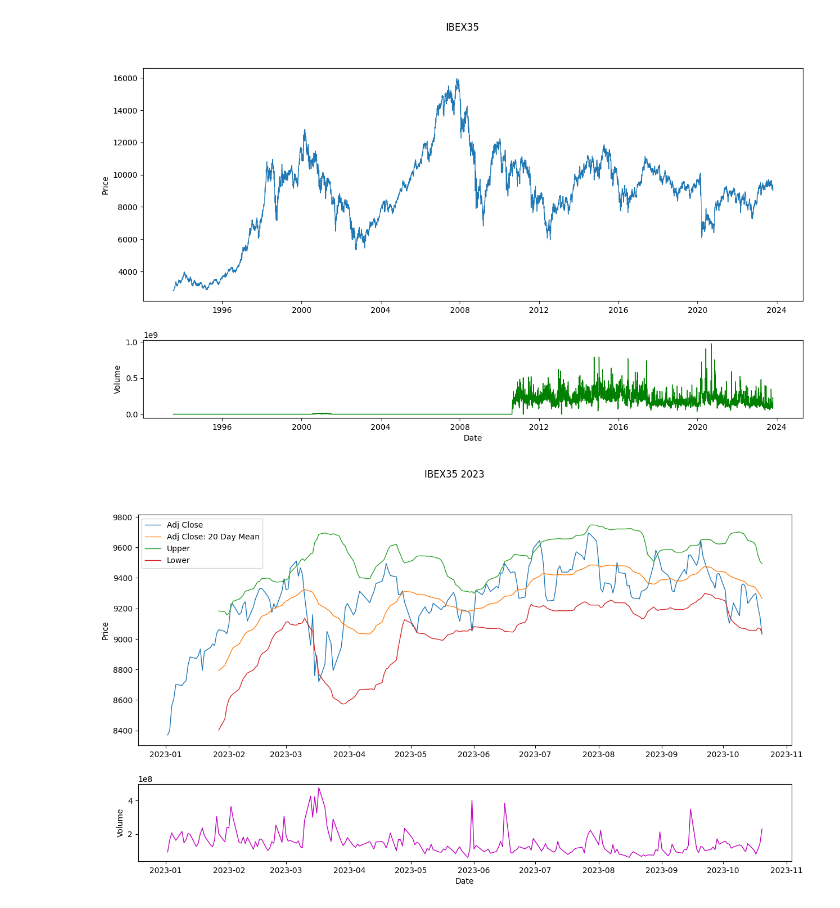
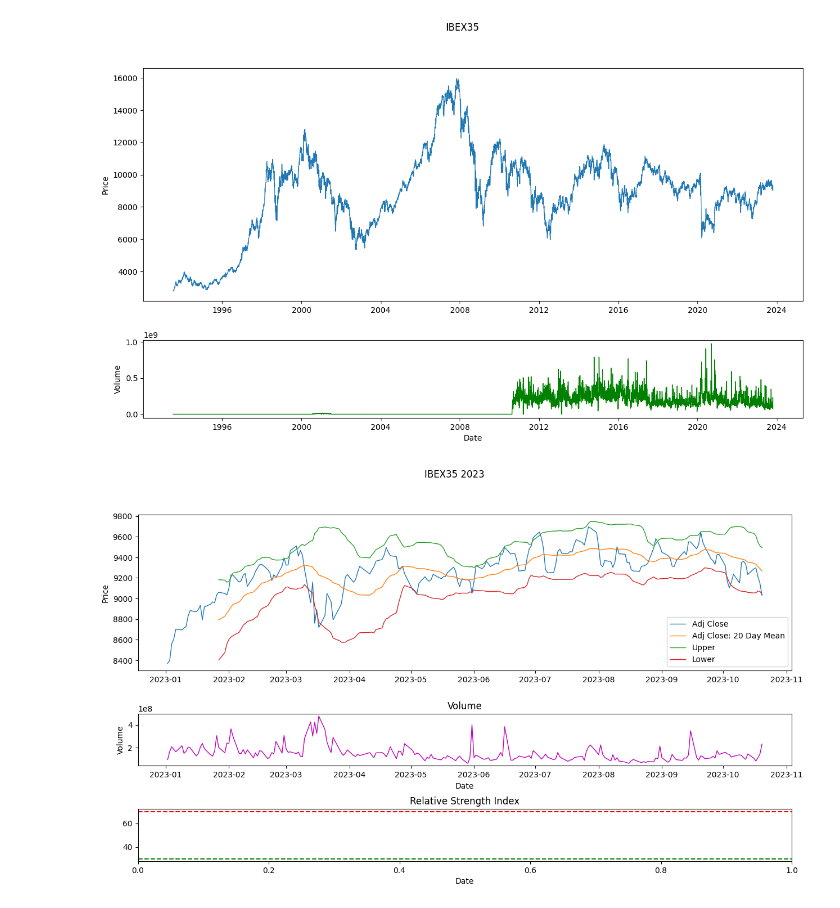
Before and after one commit to alfonrodrisimon/Stock-Market-Finance-Python, a Jupyter notebook: notebooks/Ibex35-notebook.ipynb, the cells around one changed output. Saved outputs shown, nothing was run; the diff lists cells and outputs as text; code cells hidden in the pictures.

Commit message:
Added graph RSI

```diff
--- a/notebooks/Ibex35-notebook.ipynb
+++ b/notebooks/Ibex35-notebook.ipynb
@@ -61,24 +61,33 @@ plt.show()
 [figure]
 # %%
 # Plot the adjusted close price of the ^IBEX for 2023
-fig, axs = plt.subplots(2,1,gridspec_kw={'height_ratios': [3,1],'hspace':0.25},figsize=(15, 8))
+fig, axs = plt.subplots(3,1,gridspec_kw={'height_ratios': [3,1,1],'hspace':0.5},figsize=(15, 8))
 
 fig.suptitle("IBEX35 2023")
 axs[0].set_ylabel('Price')
 axs[0].plot(ibex35['Adj Close'].loc['2023'],linewidth=1)
 ibex35['Adj Close: 20 Day Mean'] = ibex35['Adj Close'].loc['2023'].rolling(20).mean() #Adj Close 20 MA
 axs[0].plot(ibex35['Adj Close: 20 Day Mean'],linewidth=1)
 ibex35['Upper'] = ibex35['Adj Close: 20 Day Mean'] + 2*(ibex35['Adj Close'].loc['2023'].rolling(20).std()) #Upper Bollinger Band
 axs[0].plot(ibex35['Upper'],linewidth=1)
 ibex35['Lower'] = ibex35['Adj Close: 20 Day Mean'] - 2*(ibex35['Adj Close'].loc['2023'].rolling(20).std()) #Lower Bollinger Band
 axs[0].plot(ibex35['Lower'],linewidth=1)
 axs[0].plot()
 axs[0].legend(['Adj Close','Adj Close: 20 Day Mean','Upper','Lower'])
 
 axs[1].set_ylabel("Volume")
 axs[1].set_xlabel("Date")
+axs[1].set_title('Volume')
 axs[1].plot(ibex35['Volume'].loc['2023'],linewidth=1,color='m')
 
+axs[2].set_title('Relative Strength Index')
+axs[2].set_xlabel("Date")
+# Add two horizontal lines, signalling the buy and sell ranges.
+# Oversold
+axs[2].axhline(30, linestyle='--', linewidth=1.5, color='green')
+# Overbought
+axs[2].axhline(70, linestyle='--', linewidth=1.5, color='red')
+
 plt.show()
 # %% [output]
-[figure, old version]
+[figure, new version]
```
